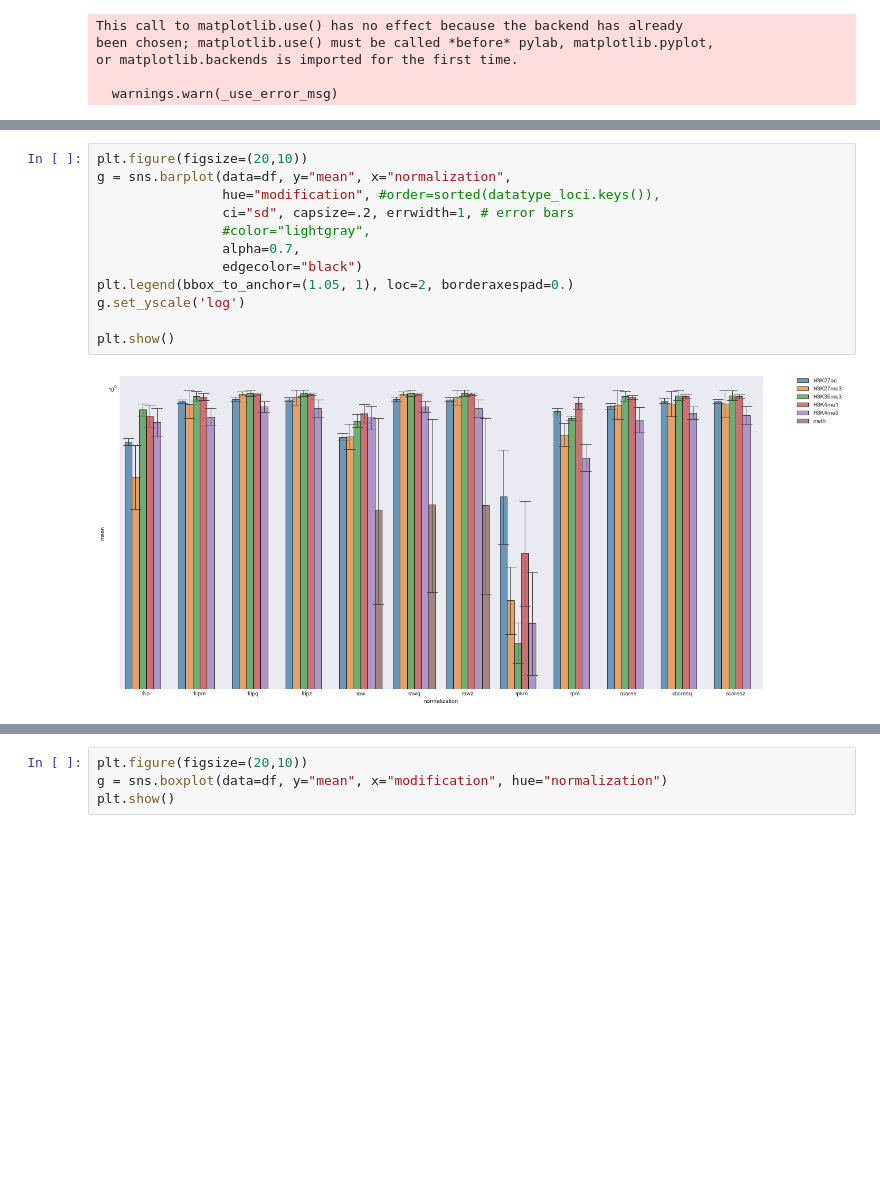
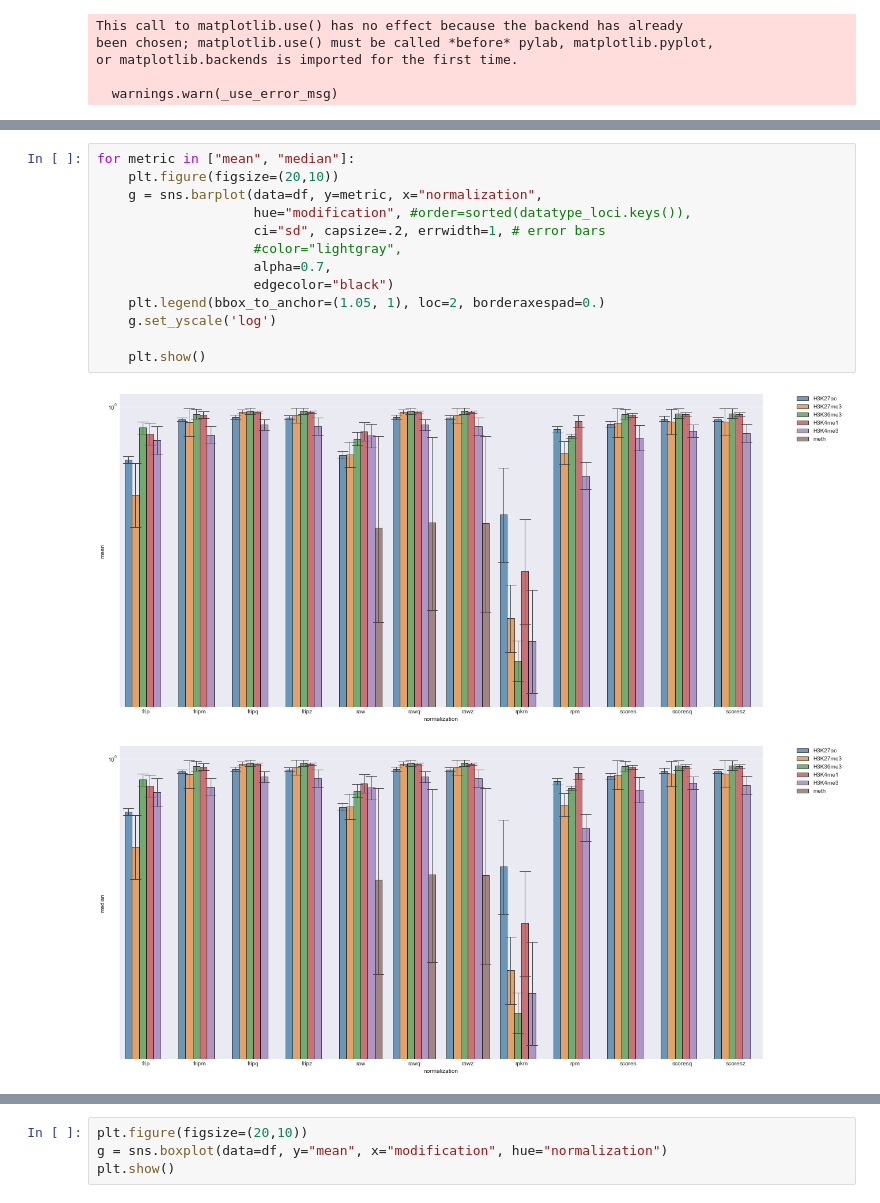
Before and after one commit to JetBrains-Research/washu, a Jupyter notebook: downstream/notebooks/Signal Normalization R2.ipynb, the cells around one changed output, grey strips where cells are left out. Saved outputs shown, nothing was run; the diff lists cells and outputs as text; blank space fills up the shorter version.

```diff
--- a/downstream/notebooks/Signal Normalization R2.ipynb
+++ b/downstream/notebooks/Signal Normalization R2.ipynb
@@ -83,15 +108,17 @@ df.head(10)
 # %%
-plt.figure(figsize=(20,10))
-g = sns.barplot(data=df, y="mean", x="normalization",
-                hue="modification", #order=sorted(datatype_loci.keys()),
-                ci="sd", capsize=.2, errwidth=1, # error bars
-                #color="lightgray",
-                alpha=0.7,
-                edgecolor="black")
-plt.legend(bbox_to_anchor=(1.05, 1), loc=2, borderaxespad=0.)
-g.set_yscale('log')
+for metric in ["mean", "median"]:
+    plt.figure(figsize=(20,10))
+    g = sns.barplot(data=df, y=metric, x="normalization",
+                    hue="modification", #order=sorted(datatype_loci.keys()),
+                    ci="sd", capsize=.2, errwidth=1, # error bars
+                    #color="lightgray",
+                    alpha=0.7,
+                    edgecolor="black")
+    plt.legend(bbox_to_anchor=(1.05, 1), loc=2, borderaxespad=0.)
+    g.set_yscale('log')
 
-plt.show()
+    plt.show()
 # %% [output]
 [figure]
+[figure, added]
 # %%
```
Also changed, not shown: parts of 8 cells of this notebook, 1 other file.
